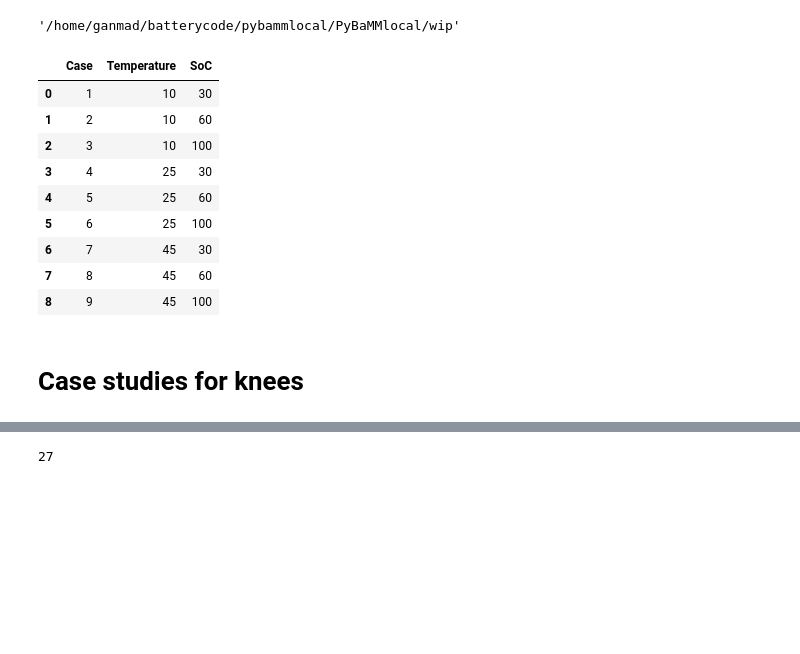
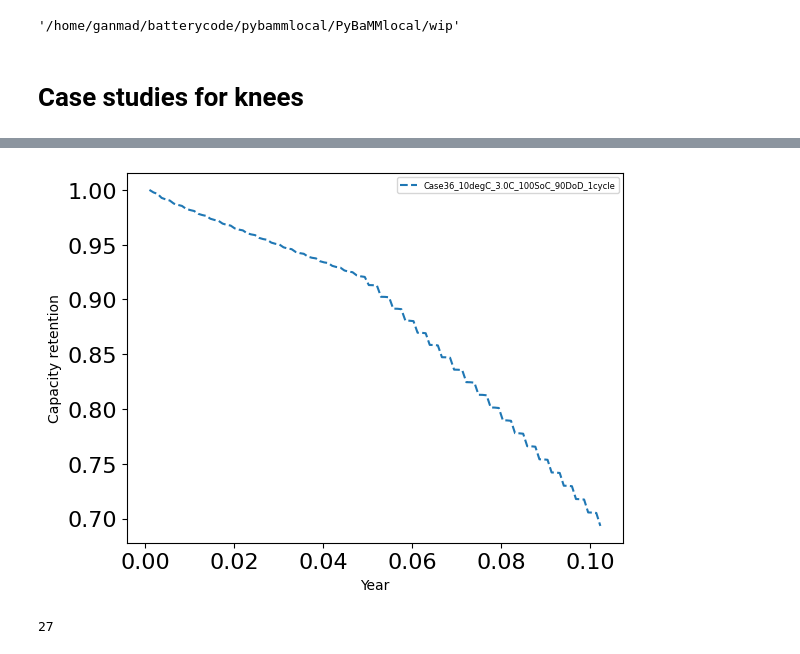
Before and after one commit to ganmadche/PyBaMMlocal, a Jupyter notebook: wip/ageingstudiesFI2025dfn.ipynb, the cells around one changed output, grey strips where cells are left out. Cells and saved outputs as stored; diff of their text form; code cells hidden in the pictures; blank space fills up the shorter version.

```diff
--- a/wip/ageingstudiesFI2025dfn.ipynb
+++ b/wip/ageingstudiesFI2025dfn.ipynb
@@ -23,7 +28,7 @@ parameter_values.update({"Negative electrode OCP entropic change [V.K-1]": -0.00
                          "Total heat transfer coefficient [W.m-2.K-1]": 10.0,
                          "Cell cooling surface area [m2]": 0.00531,
                          "Cell volume [m3]": 2.42e-05,
-                         "Cell thermal expansion coefficient [m.K-1]": 1.1e-06,})
+                         "Cell thermal expansion coefficient [m.K-1]": 1.1e-06,}, check_already_exists=False)
 # %%
 pybamm.constants.R
 # %% [output]
@@ -265,16 +277,3 @@ df2.to_csv(f"{current_directory}/paperStudies/Cases_for_Calendar_ageing.csv", in
-# %%
-df2
-# %% [output]
-|  | Case | Temperature | SoC |
-| 0 | 1 | 10 | 30 |
-| 1 | 2 | 10 | 60 |
-| 2 | 3 | 10 | 100 |
-| 3 | 4 | 25 | 30 |
-| 4 | 5 | 25 | 60 |
-| 5 | 6 | 25 | 100 |
-| 6 | 7 | 45 | 30 |
-| 7 | 8 | 45 | 60 |
-| 8 | 9 | 45 | 100 |
 # %% [markdown]
 # Case studies for knees
 # %%
@@ -361,7 +360,7 @@ for n in [35]:#range(len(df)):
     df2 = pd.DataFrame(df2)
     df2["Days"] =cycle1/(steps_total*cycles_per_day)
     df2["Capacity Retention"] = Q1/Q1[0]
-    df2.to_csv(f"{current_directory}/FIstudies/Case{simcase}_{tempC_case}degC_{crate}C_{soc_case*100}SoC_{dod_case*100}DoD_{cycles_per_day}cycle.csv")
+    df2.to_csv(f"{current_directory}/paperStudies/Case{simcase}_{tempC_case}degC_{crate}C_{soc_case*100}SoC_{dod_case*100}DoD_{cycles_per_day}cycle.csv")
 
     plt.plot(cycle1/(steps_total*cycles_per_day)/days_per_year,Q1/Q1[0],"--", label =f"Case{simcase}_{tempC_case}degC_{crate}C_{int(soc_case*100)}SoC_{int(dod_case*100)}DoD_{cycles_per_day}cycle")
     plt.legend(fontsize=6)
@@ -376,5 +375,5 @@ df_conditions["simcase"] = simcase_list
 df_conditions["Experiment"] = experiment_list
 df_conditions["n_steps"] = no_steps_list
 
-df_conditions.to_csv(f"{current_directory}/FIstudies/experiments1.csv")
+df_conditions.to_csv(f"{current_directory}/paperStudies/experiments_cycle.csv")
 # %% [output]
@@ -382,3 +381,4 @@ NameError: name 'df' is not defined
+[figure, added]
 # %%
  df["Case"][26]
 # %% [output]
```
Also changed, not shown: parts of 18 cells of this notebook.
